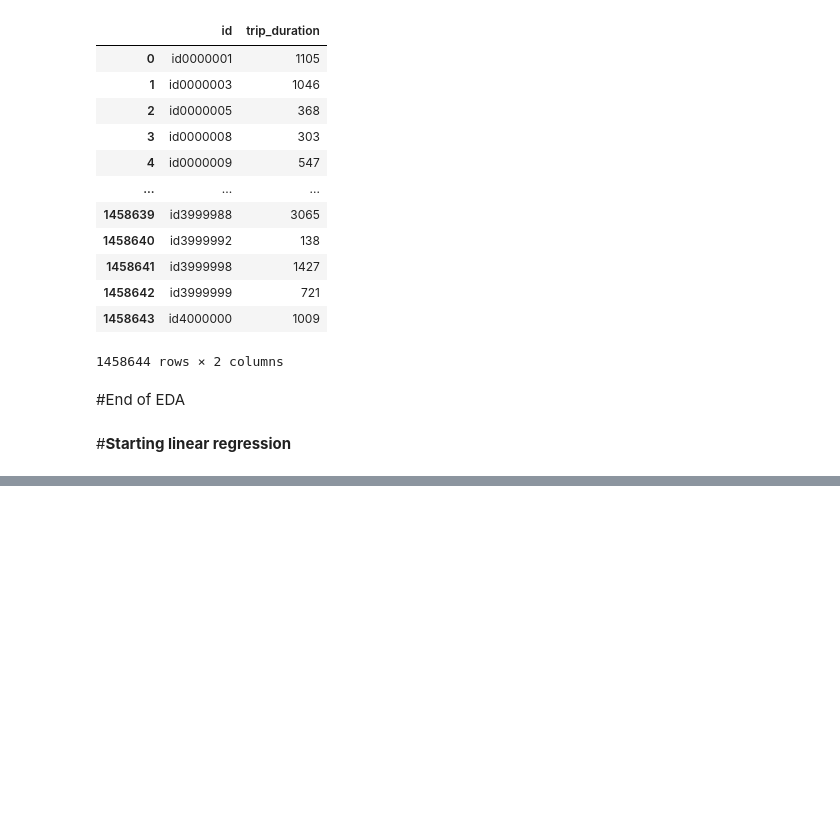
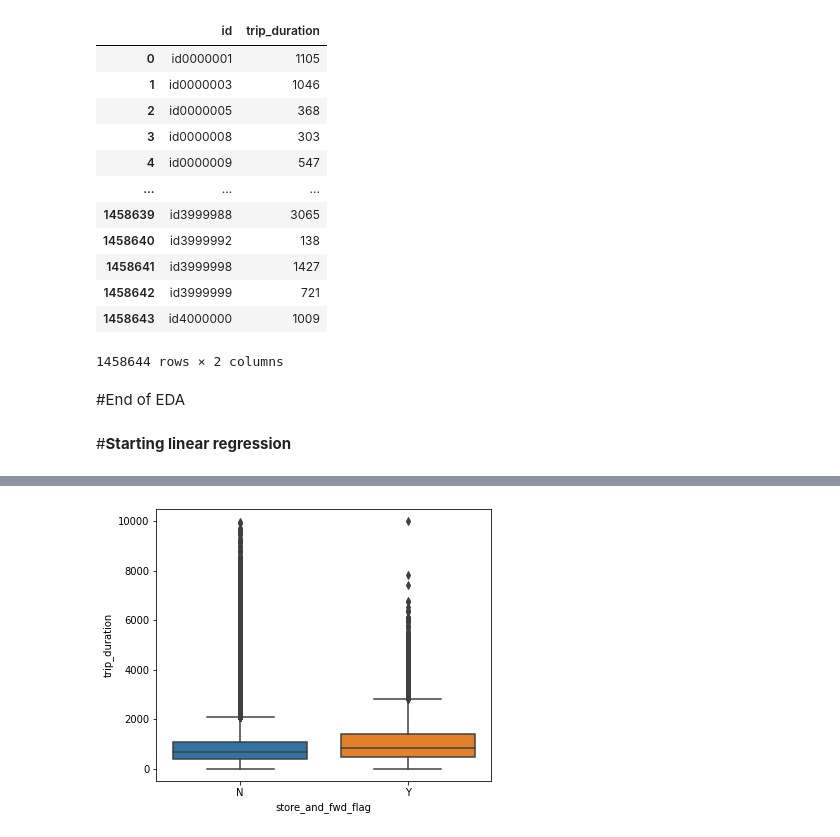
Before and after one commit to Gauravmehra1/NYCTaxiData.csv, a Jupyter notebook: Copy_of_NYC_Taxi_Trip_Time_Prediction_Capstone_Project.ipynb, the cells around one changed output, grey strips where cells are left out. Drawn from its saved outputs; the diff is of its cells as text; code cells hidden in the pictures; blank space fills up the shorter version.

```diff
--- a/Copy_of_NYC_Taxi_Trip_Time_Prediction_Capstone_Project.ipynb
+++ b/Copy_of_NYC_Taxi_Trip_Time_Prediction_Capstone_Project.ipynb
@@ -690,0 +748,7 @@ trip_con.max()
+# %%
+plt.figure(figsize = (6,5))
+plot_dur = df.loc[(df.trip_duration < 10000)]
+sns.boxplot(x = "store_and_fwd_flag", y = "trip_duration", data = plot_dur)
+plt.show()
+# %% [output]
+[figure, added]
```
Also changed, not shown: parts of 17 cells of this notebook.
